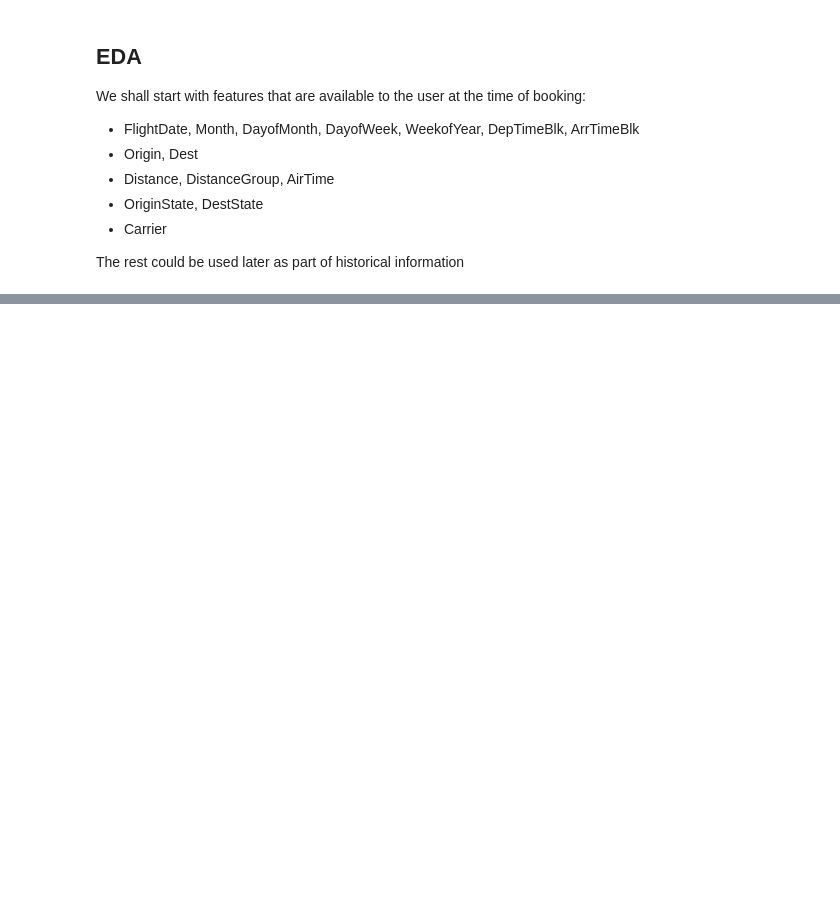
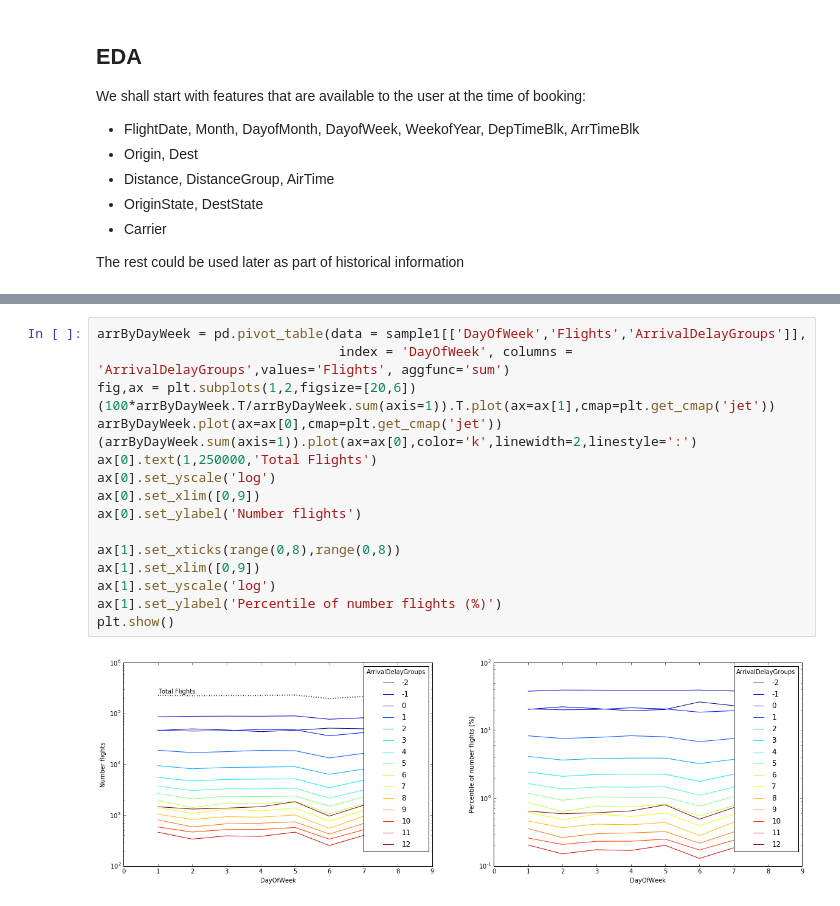
Before and after one commit to kthouz/Flights_Delays, a Jupyter notebook: 00_0_Delays Analysis.ipynb, the cells around one changed output, grey strips where cells are left out. Drawn from its saved outputs; the diff is of its cells as text; blank space fills up the shorter version.

```diff
--- a/00_0_Delays Analysis.ipynb
+++ b/00_0_Delays Analysis.ipynb
@@ -389,0 +387,19 @@ t.dayofweek
+# %%
+arrByDayWeek = pd.pivot_table(data = sample1[['DayOfWeek','Flights','ArrivalDelayGroups']],
+                               index = 'DayOfWeek', columns = 'ArrivalDelayGroups',values='Flights', aggfunc='sum')
+fig,ax = plt.subplots(1,2,figsize=[20,6])
+(100*arrByDayWeek.T/arrByDayWeek.sum(axis=1)).T.plot(ax=ax[1],cmap=plt.get_cmap('jet'))
+arrByDayWeek.plot(ax=ax[0],cmap=plt.get_cmap('jet'))
+(arrByDayWeek.sum(axis=1)).plot(ax=ax[0],color='k',linewidth=2,linestyle=':')
+ax[0].text(1,250000,'Total Flights')
+ax[0].set_yscale('log')
+ax[0].set_xlim([0,9])
+ax[0].set_ylabel('Number flights')
+
+ax[1].set_xticks(range(0,8),range(0,8))
+ax[1].set_xlim([0,9])
+ax[1].set_yscale('log')
+ax[1].set_ylabel('Percentile of number flights (%)')
+plt.show()
+# %% [output]
+[figure, added]
```
Also changed, not shown: parts of 19 cells of this notebook, 1 other file.
